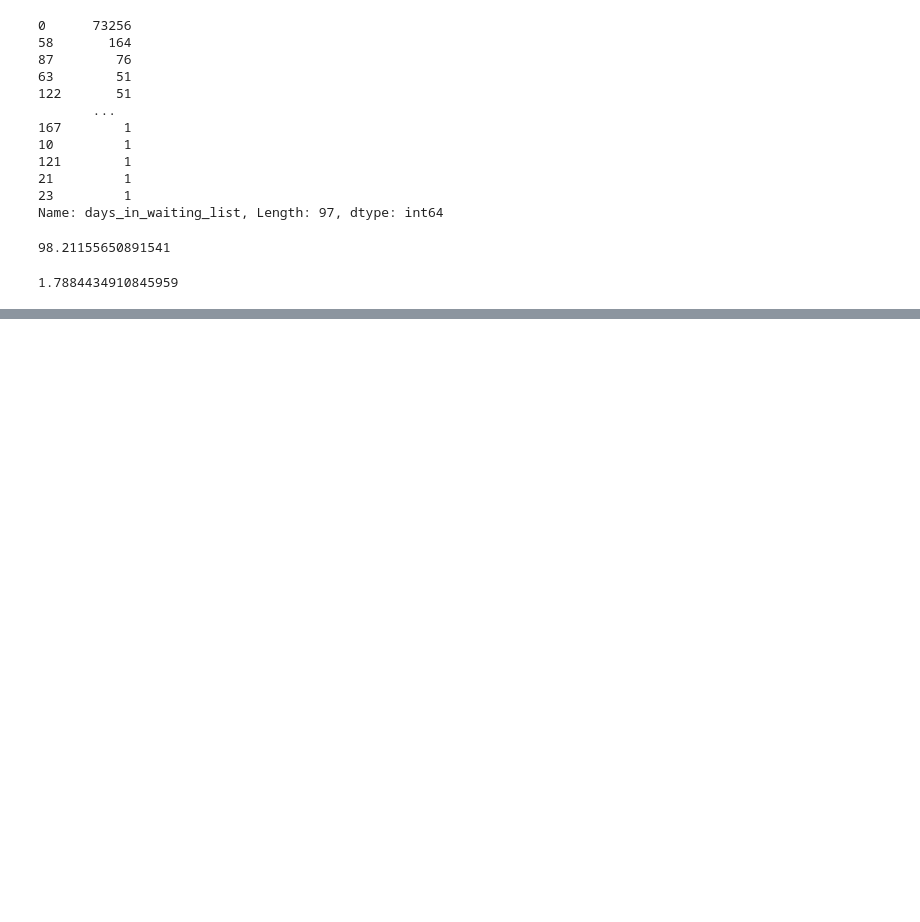
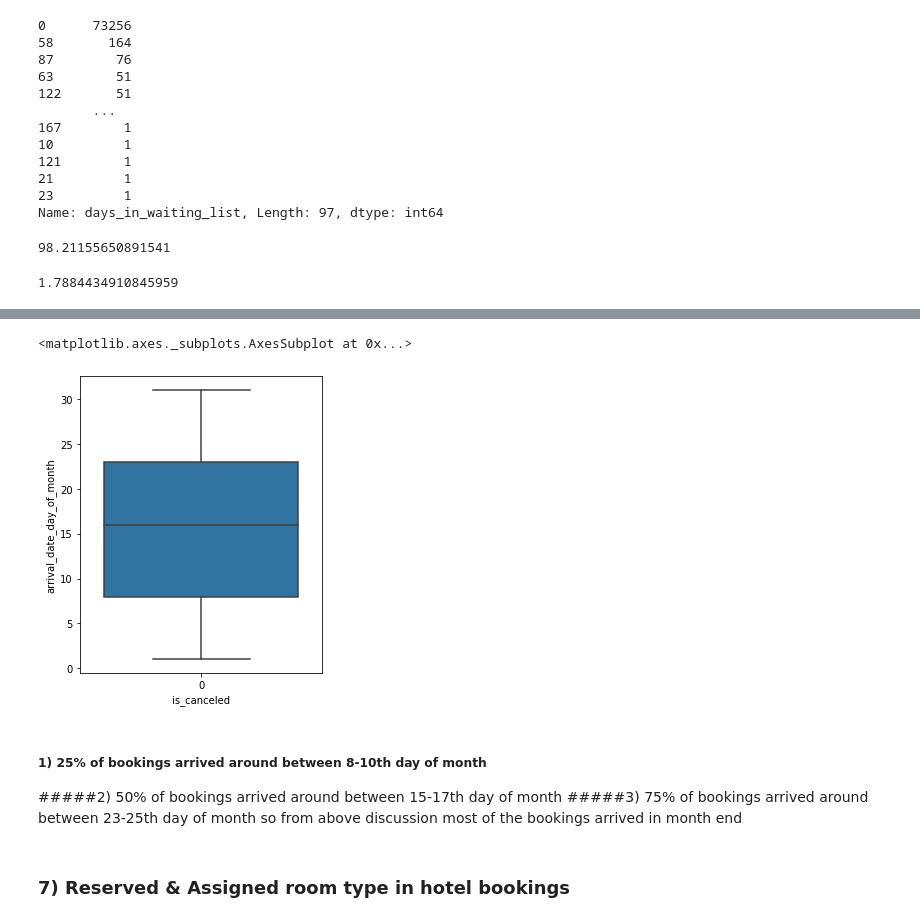
Before and after one commit to shinkarkunal/EDA_Hotel_booking, a Jupyter notebook: Hotel_Booking_Analysis_Capstone_Project_KUNAL_SHINKAR_ipynb.ipynb, the cells around one changed output, grey strips where cells are left out. Cells and saved outputs as stored; diff of their text form; code cells hidden in the pictures; blank space fills up the shorter version.

```diff
--- a/Hotel_Booking_Analysis_Capstone_Project_KUNAL_SHINKAR_ipynb.ipynb
+++ b/Hotel_Booking_Analysis_Capstone_Project_KUNAL_SHINKAR_ipynb.ipynb
@@ -509,0 +564,15 @@ percentage_of_waiting_bookings
+# %%
+# Plot Box plot for finding out percentage of bookings arrival_date_day_of_month
+plt.figure(figsize=(20,12))
+plt.subplot(2,4,1)
+sns.boxplot (x ='is_canceled' , y ='arrival_date_day_of_month' , data = not_cancel_bookings)
+# %% [output]
+<matplotlib.axes._subplots.AxesSubplot at 0x...>
+[figure, added]
+# %% [markdown]
+##### 1) 25% of bookings arrived around between 8-10th day of month
+#####2) 50% of bookings arrived around between 15-17th day of month
+#####3) 75% of bookings arrived around between 23-25th day of month
+so from above discussion most of the bookings arrived in month end
+# %% [markdown]
+### 7) Reserved & Assigned room type in hotel bookings
```
Also changed, not shown: parts of 14 cells of this notebook.
